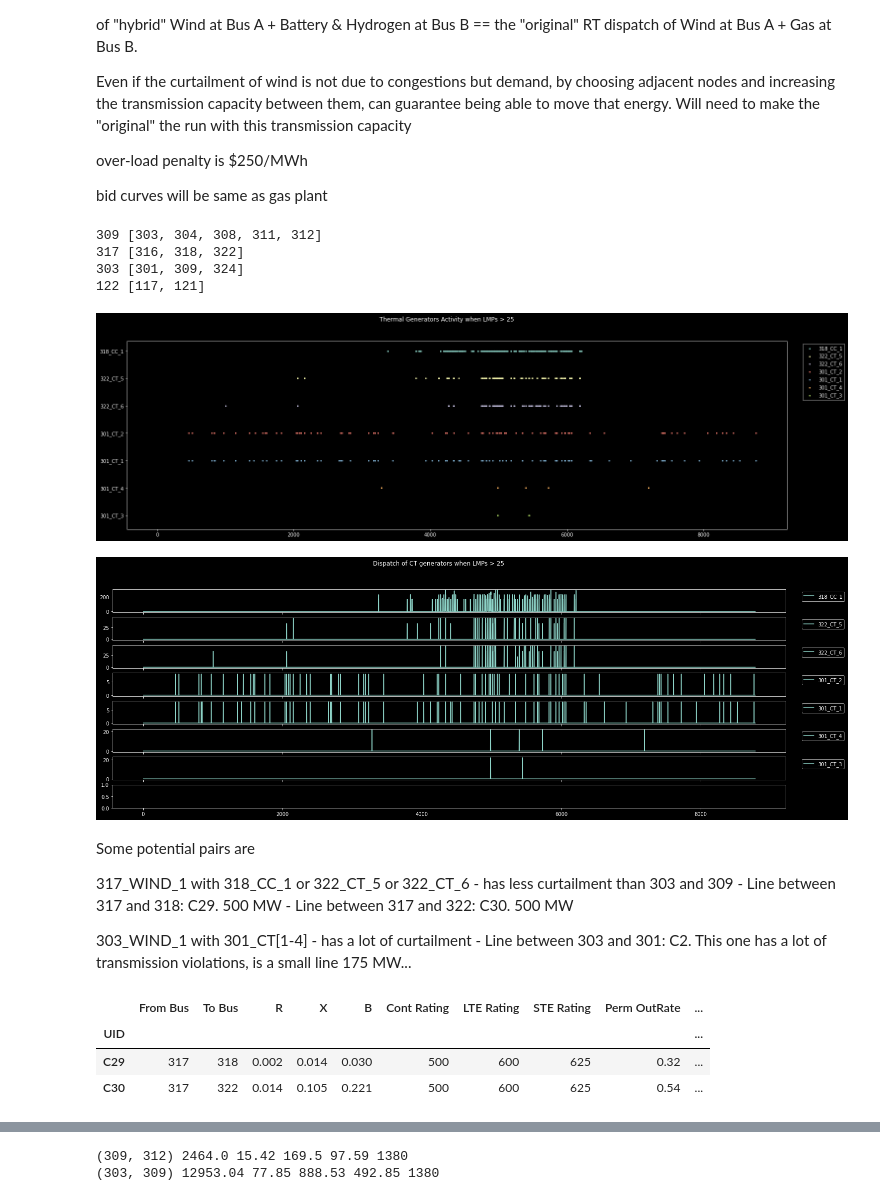
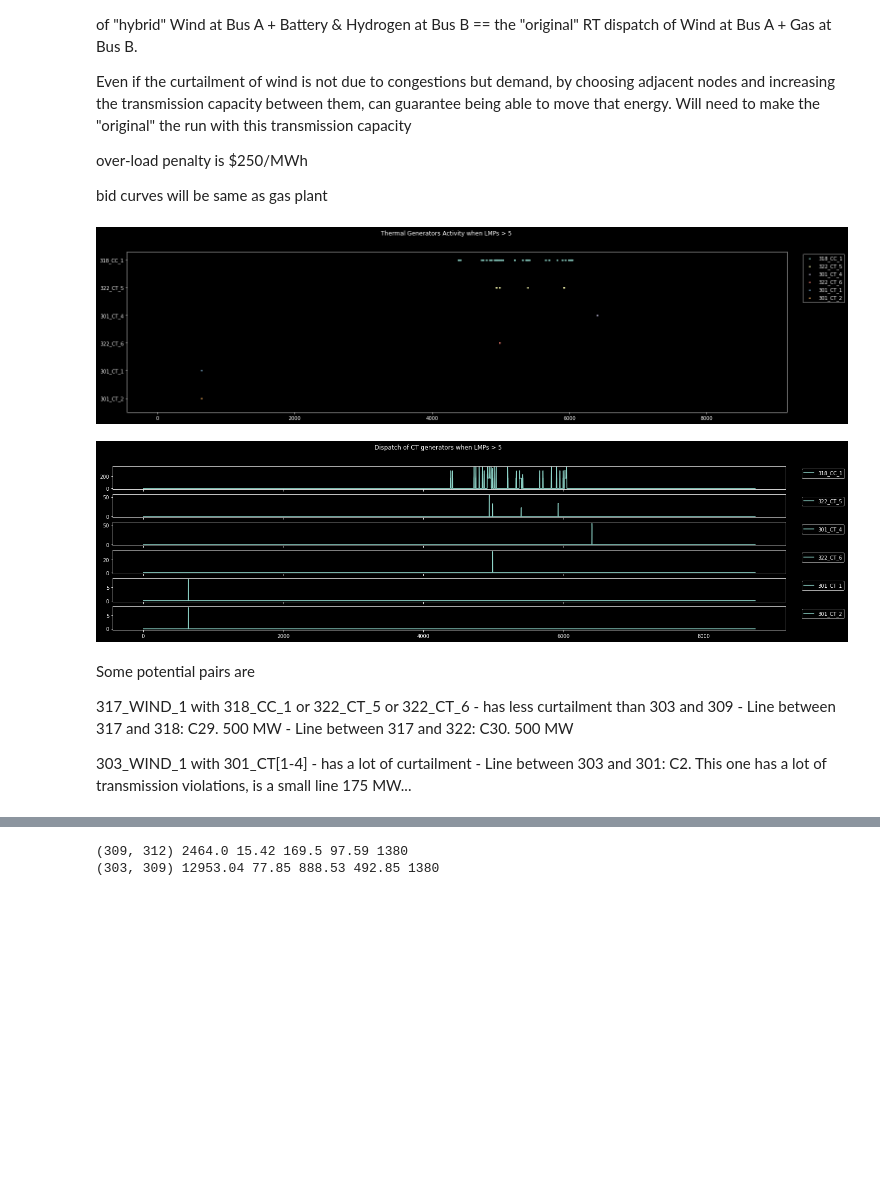
Before and after one commit to dguittet/dispatches, a Jupyter notebook: dispatches/case_studies/renewables_h2_case/prescient_analysis.ipynb, the cells around one changed output, grey strips where cells are left out. Cells and saved outputs as stored; diff of their text form; code cells hidden in the pictures; blank space fills up the shorter version.

```diff
--- a/dispatches/case_studies/renewables_h2_case/prescient_analysis.ipynb
+++ b/dispatches/case_studies/renewables_h2_case/prescient_analysis.ipynb
@@ -129,7 +130,7 @@ def get_generators_on_during_high_lmps(summary_df, lmp_lower_bd, plot=True, n_to
     plt.legend(bbox_to_anchor=(1.02,1), loc="upper left")
     plt.suptitle(f"Thermal Generators Activity when LMPs > {lmp_lower_bd}")
 
-    fig, ax = plt.subplots(8,1,figsize=(24, 8),sharex=True)
+    fig, ax = plt.subplots(n_to_plot,1,figsize=(24, n_to_plot),sharex=True)
     n = 0
     for k, v in on_when_LMP_high.items():
         if n >= len(ax):
@@ -157,26 +158,19 @@ Even if the curtailment of wind is not due to congestions but demand, by choosin
 over-load penalty is $250/MWh
 
 bid curves will be same as gas plant
-# %%
-branch_df, line_df, network = get_rtsgmlc_network(rts_gmlc_dir, rts_gmlc.source_data_path)
-# %% [output]
-309 [303, 304, 308, 311, 312]
-317 [316, 318, 322]
-303 [301, 309, 324]
-122 [117, 121]
 # %%
 adj_buses = list(wind_buses.keys())
 for wind_bus in wind_buses.keys():
     adj_buses.extend(network[wind_bus])
 adj_buses = set(adj_buses)
 adj_buses = set(bus_dict[i] for i in adj_buses)
 # get_generators_on_during_high_lmps(summary[summary.Bus.isin(adj_buses)], 0, True)
 
 tmp = summary[summary.Bus.isin(adj_buses)].copy()
-adj_on_when_LMP_high = get_generators_on_during_high_lmps(tmp, 25, True)
+adj_on_when_LMP_high = get_generators_on_during_high_lmps(tmp, 5, True)
 # %% [output]
-[figure, old version]
+[figure, new version]
-[figure, old version]
+[figure, new version]
 # %% [markdown]
 Some potential pairs are
 
@@ -188,13 +182,4 @@ Some potential pairs are
 303_WIND_1 with 301_CT[1-4]
     - has a lot of curtailment
     - Line between 303 and 301: C2. This one has a lot of transmission violations, is a small line 175 MW...
-# %%
-line_df.iloc[line_df['Relative Flow'].argmax()].name
-line_df[line_df['Relative Flow'] > 1]["Line"].unique()
-branch_df[branch_df['From Bus'] == 317]
-# %% [output]
-|  | From Bus | To Bus | R | X | B | Cont Rating | LTE Rating | STE Rating | Perm OutRate | ... |
-| UID |  |  |  |  |  |  |  |  |  | ... |
-| C29 | 317 | 318 | 0.002 | 0.014 | 0.030 | 500 | 600 | 625 | 0.32 | ... |
-| C30 | 317 | 322 | 0.014 | 0.105 | 0.221 | 500 | 600 | 625 | 0.54 | ... |
 # %%
```
Also changed, not shown: parts of 13 cells of this notebook.
